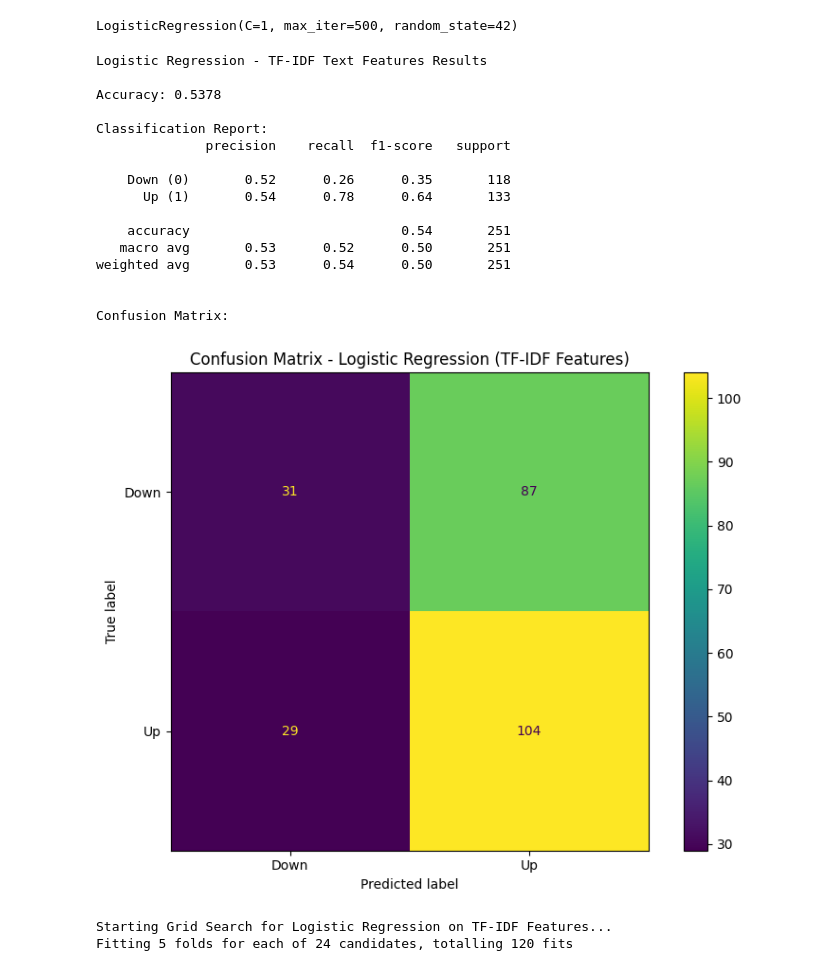
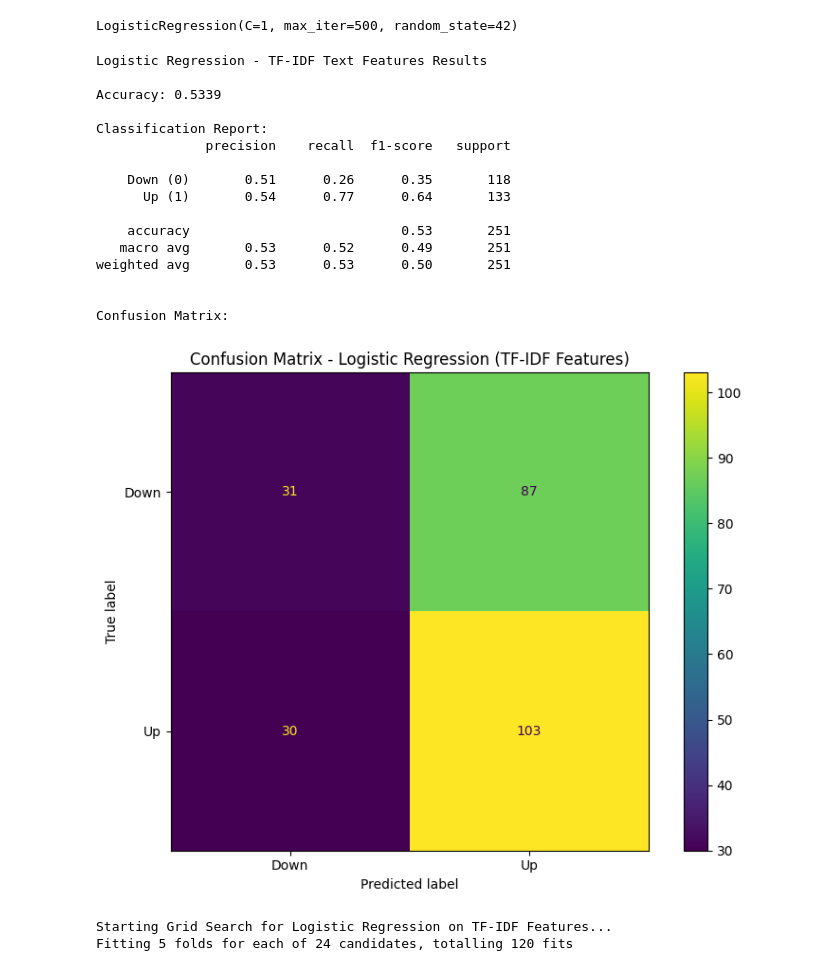
Before and after one commit to yvanlonginjr/market-sentiment-predictor, a Jupyter notebook: notebooks/Market_Sentiment_Predictor_Pipeline.ipynb, the cells around one changed output. Drawn from its saved outputs; the diff is of its cells as text; code cells hidden in the pictures.

```diff
--- a/notebooks/Market_Sentiment_Predictor_Pipeline.ipynb
+++ b/notebooks/Market_Sentiment_Predictor_Pipeline.ipynb
@@ -1129,52 +1129,52 @@ Total combined features: 10003
 # %%
 # Initialize and train the logistic regression model on TF-IDF features
 lr_tfidf = LR(max_iter=500, C=1, random_state=42)
-lr_tfidf.fit(X_train_tfidf, y_train_sentiment)
+lr_tfidf.fit(X_train_combined, y_train_sentiment)
 # %% [output]
 LogisticRegression(C=1, max_iter=500, random_state=42)
 # %%
 # Make predictions on validation set
-y_pred_tfidf = lr_tfidf.predict(X_val_tfidf)
+y_pred_combined = lr_tfidf.predict(X_val_combined)
 
 # Evaluate the model
 print("Logistic Regression - TF-IDF Text Features Results")
 
 # Accuracy
-accuracy = accuracy_score(y_val_sentiment, y_pred_tfidf)
+accuracy = accuracy_score(y_val_sentiment, y_pred_combined)
 print(f"\nAccuracy: {accuracy:.4f}")
 
 # Classification Report (Precision, Recall, F1-Score, Support)
 print("\nClassification Report:")
-print(CR(y_val_sentiment, y_pred_tfidf, target_names=['Down (0)', 'Up (1)']))
+print(CR(y_val_sentiment, y_pred_combined, target_names=['Down (0)', 'Up (1)']))
 
 # Confusion Matrix
 print("\nConfusion Matrix:")
-cm = confusion_matrix(y_val_sentiment, y_pred_tfidf, labels=lr_tfidf.classes_)
+cm = confusion_matrix(y_val_sentiment, y_pred_combined, labels=lr_tfidf.classes_)
 disp = ConfusionMatrixDisplay(confusion_matrix=cm, display_labels=['Down', 'Up'])
 
 fig, ax = plt.subplots(figsize=(8, 6))
 disp.plot(ax=ax, cmap='viridis')
 plt.title("Confusion Matrix - Logistic Regression (TF-IDF Features)")
 plt.tight_layout()
 plt.show()
 # %% [output]
 Logistic Regression - TF-IDF Text Features Results
 
-Accuracy: 0.5378
+Accuracy: 0.5339
 
 Classification Report:
               precision    recall  f1-score   support
 
-    Down (0)       0.52      0.26      0.35       118
-      Up (1)       0.54      0.78      0.64       133
+    Down (0)       0.51      0.26      0.35       118
+      Up (1)       0.54      0.77      0.64       133
 
-    accuracy                           0.54       251
-   macro avg       0.53      0.52      0.50       251
-weighted avg       0.53      0.54      0.50       251
+    accuracy                           0.53       251
+   macro avg       0.53      0.52      0.49       251
+weighted avg       0.53      0.53      0.50       251
 
 
 Confusion Matrix:
-[figure, old version]
+[figure, new version]
 # %%
 # Define the hyperparameter grid to search
 param_grid_sentiment = {
```
Also changed, not shown: parts of 8 cells of this notebook, 2 other files.
